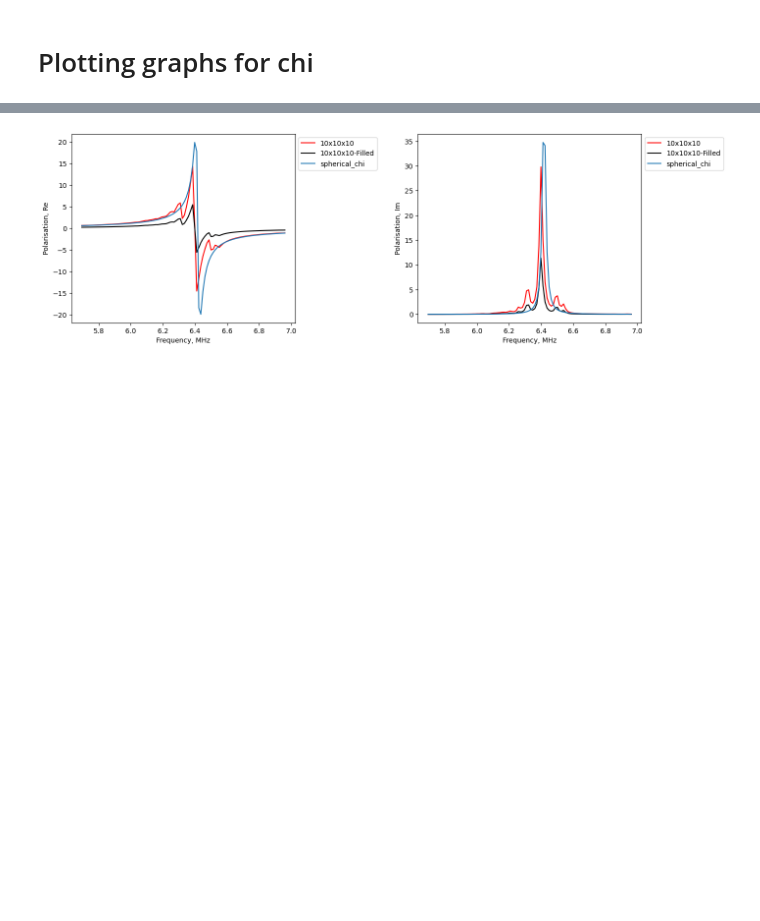
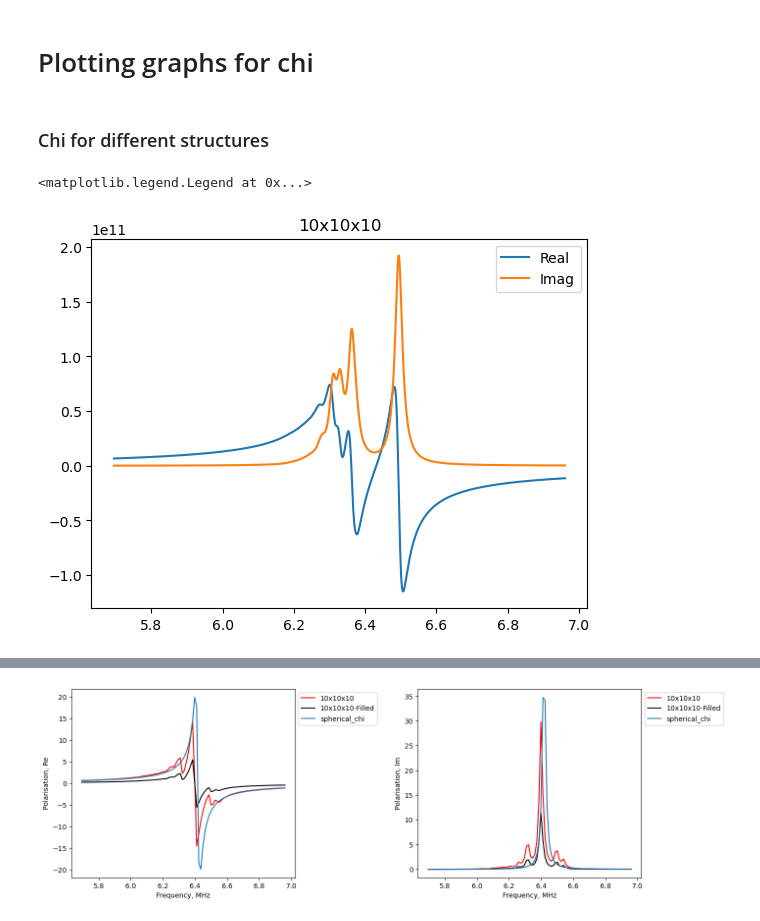
Before and after one commit to broshura/Discrete_Model_Of_Metamaterial_Lens, a Jupyter notebook: Code/FormComparing.ipynb, the cells around one changed output, grey strips where cells are left out. Saved outputs shown, nothing was run; the diff lists cells and outputs as text; code cells hidden in the pictures; blank space fills up the shorter version.

```diff
--- a/Code/FormComparing.ipynb
+++ b/Code/FormComparing.ipynb
@@ -343,5 +93,25 @@ Straight solving: Done
 # %% [markdown]
 # Plotting graphs for chi
+# %% [markdown]
+### Chi for different structures
+# %%
+Params['N'], Params['shape'] = to3D(10, 10, 10, 'zyx')
+
+Params['Solver_type'] = 'Fast'
+data = open_model('DATA', Params)
+plt.title(Params['shape'])
+plt.plot(data['Omega']/2/np.pi/1e6, data['Polarization'][:, 0].real, label='Real')
+plt.plot(data['Omega']/2/np.pi/1e6, data['Polarization'][:, 0].imag, label='Imag')
+plt.legend()
+
+Params['Solver_type'] = 'Straight'
+data = open_model('DATA', Params)
+#plt.plot(data['Omega']/2/np.pi/1e6, data['Polarization'][:, 0].real, label='Real')
+#plt.plot(data['Omega']/2/np.pi/1e6, data['Polarization'][:, 0].imag, label='Imag')
+plt.legend()
+# %% [output]
+<matplotlib.legend.Legend at 0x...>
+[figure, added]
 # %%
 # Compare exact structures
 import json
```
Also changed, not shown: parts of 11 cells of this notebook, 4 other files.
